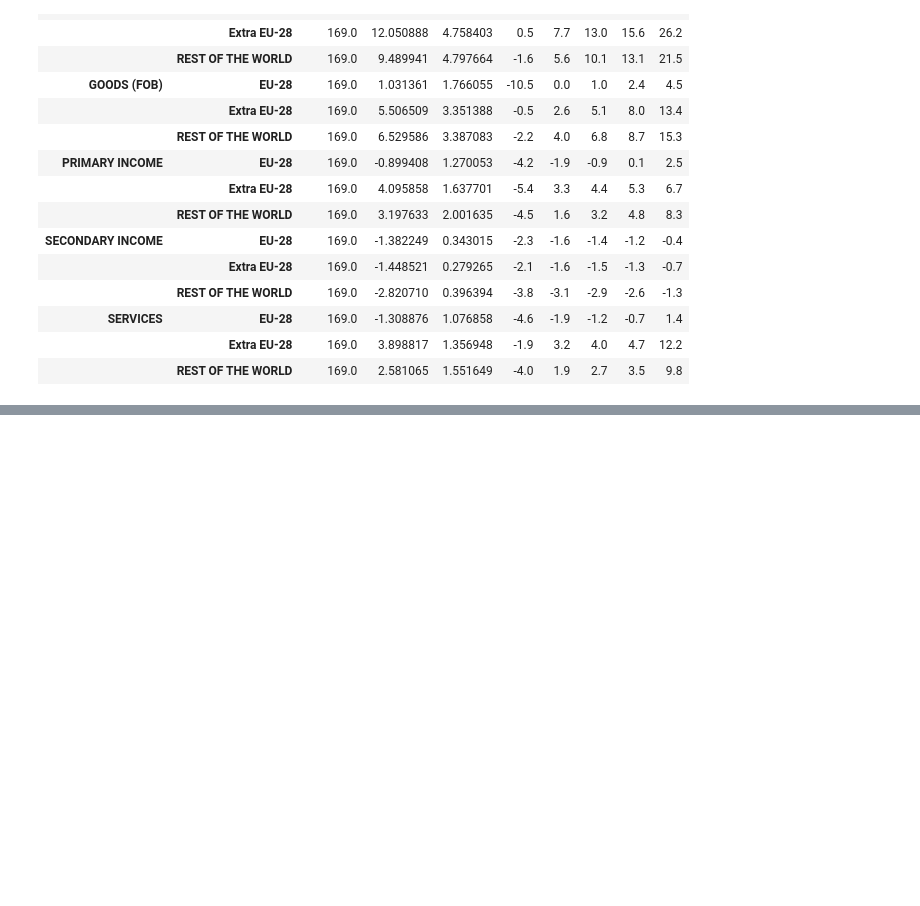
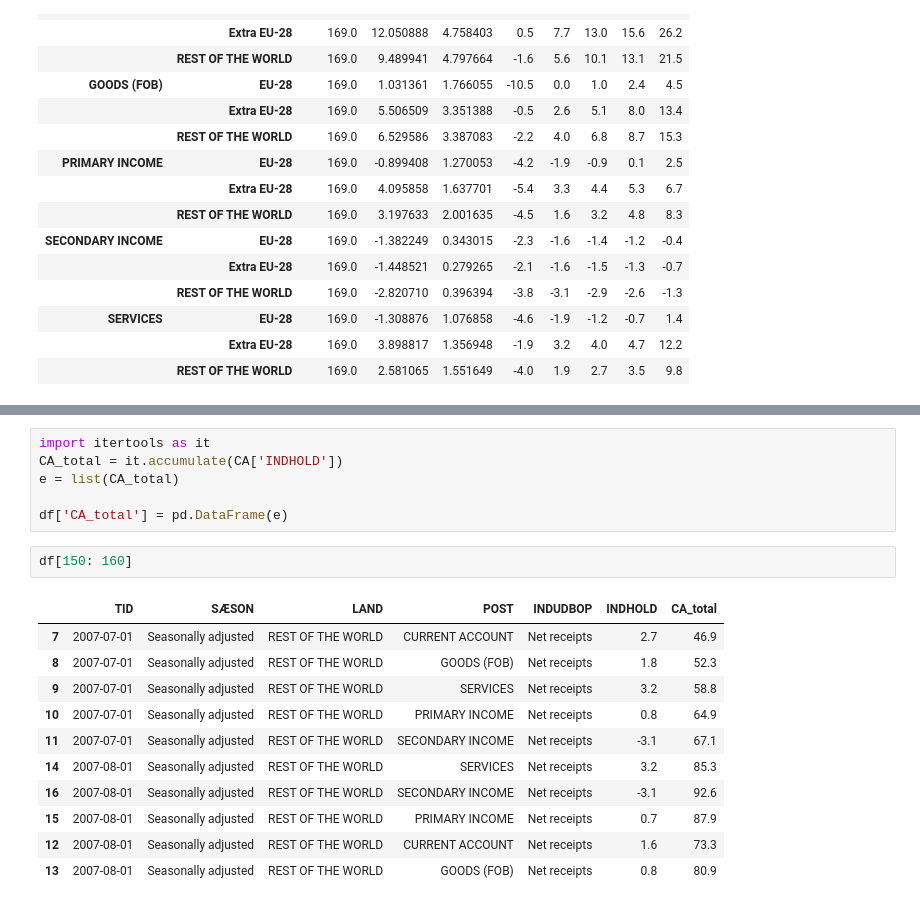
Before and after one commit to MartinBA741/Data_Project, a Jupyter notebook: Data Analysis Project.ipynb, the cells around one changed output, grey strips where cells are left out. Saved outputs shown, nothing was run; the diff lists cells and outputs as text; blank space fills up the shorter version.

```diff
--- a/Data Analysis Project.ipynb
+++ b/Data Analysis Project.ipynb
@@ -157,3 +149,23 @@ plt.title('Current Account')
 plt.savefig('Historical plot', bbox_inches='tight')
 # %% [output]
 [figure]
+# %%
+import itertools as it
+CA_total = it.accumulate(CA['INDHOLD'])
+e = list(CA_total)
+
+df['CA_total'] = pd.DataFrame(e)
+# %%
+df[150: 160]
+# %% [output]
+|  | TID | SÆSON | LAND | POST | INDUDBOP | INDHOLD | CA_total |
+| 7 | 2007-07-01 | Seasonally adjusted | REST OF THE WORLD | CURRENT ACCOUNT | Net receipts | 2.7 | 46.9 |
+| 8 | 2007-07-01 | Seasonally adjusted | REST OF THE WORLD | GOODS (FOB) | Net receipts | 1.8 | 52.3 |
+| 9 | 2007-07-01 | Seasonally adjusted | REST OF THE WORLD | SERVICES | Net receipts | 3.2 | 58.8 |
+| 10 | 2007-07-01 | Seasonally adjusted | REST OF THE WORLD | PRIMARY INCOME | Net receipts | 0.8 | 64.9 |
+| 11 | 2007-07-01 | Seasonally adjusted | REST OF THE WORLD | SECONDARY INCOME | Net receipts | -3.1 | 67.1 |
+| 14 | 2007-08-01 | Seasonally adjusted | REST OF THE WORLD | SERVICES | Net receipts | 3.2 | 85.3 |
+| 16 | 2007-08-01 | Seasonally adjusted | REST OF THE WORLD | SECONDARY INCOME | Net receipts | -3.1 | 92.6 |
+| 15 | 2007-08-01 | Seasonally adjusted | REST OF THE WORLD | PRIMARY INCOME | Net receipts | 0.7 | 87.9 |
+| 12 | 2007-08-01 | Seasonally adjusted | REST OF THE WORLD | CURRENT ACCOUNT | Net receipts | 1.6 | 73.3 |
+| 13 | 2007-08-01 | Seasonally adjusted | REST OF THE WORLD | GOODS (FOB) | Net receipts | 0.8 | 80.9 |
```
Also changed, not shown: parts of 3 cells of this notebook.
